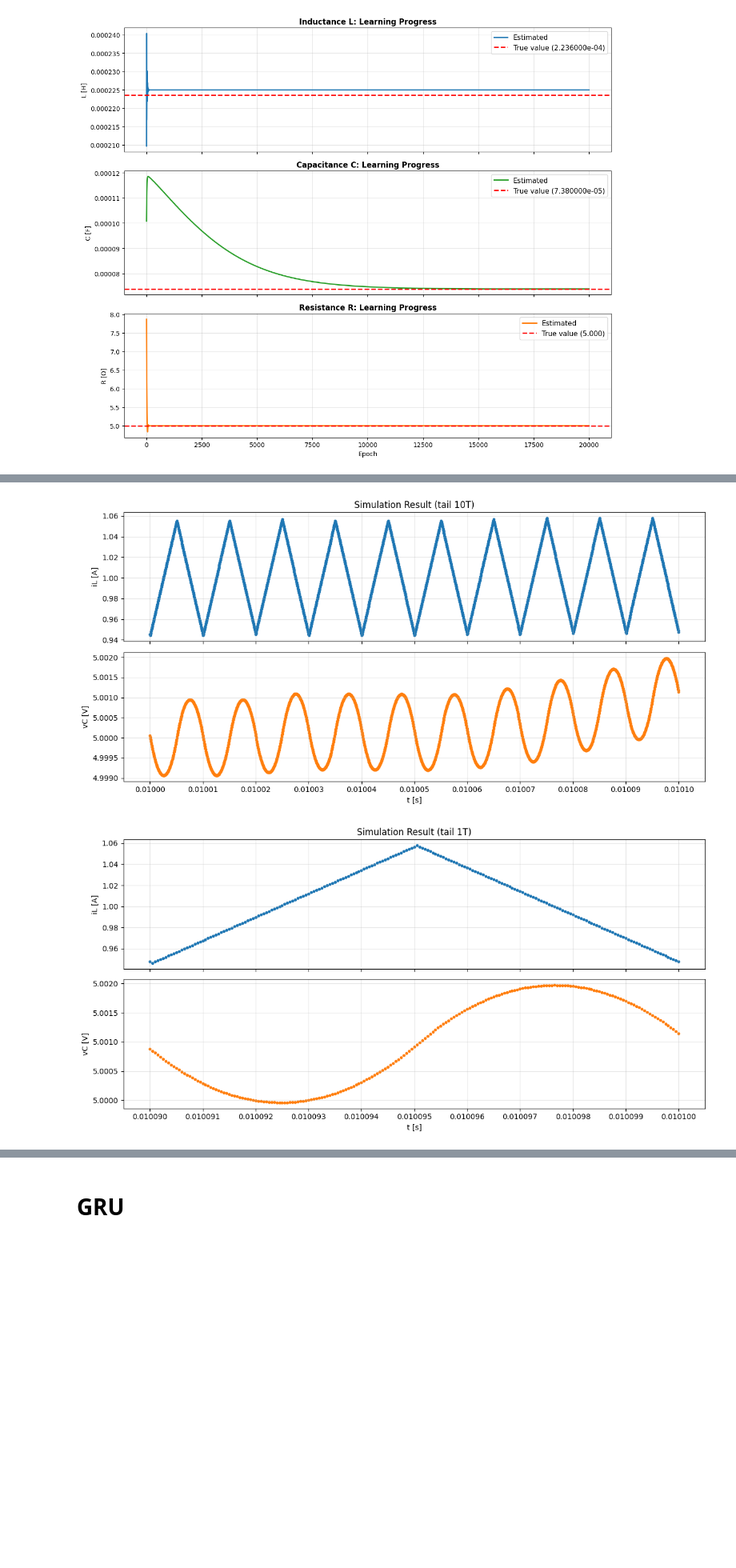
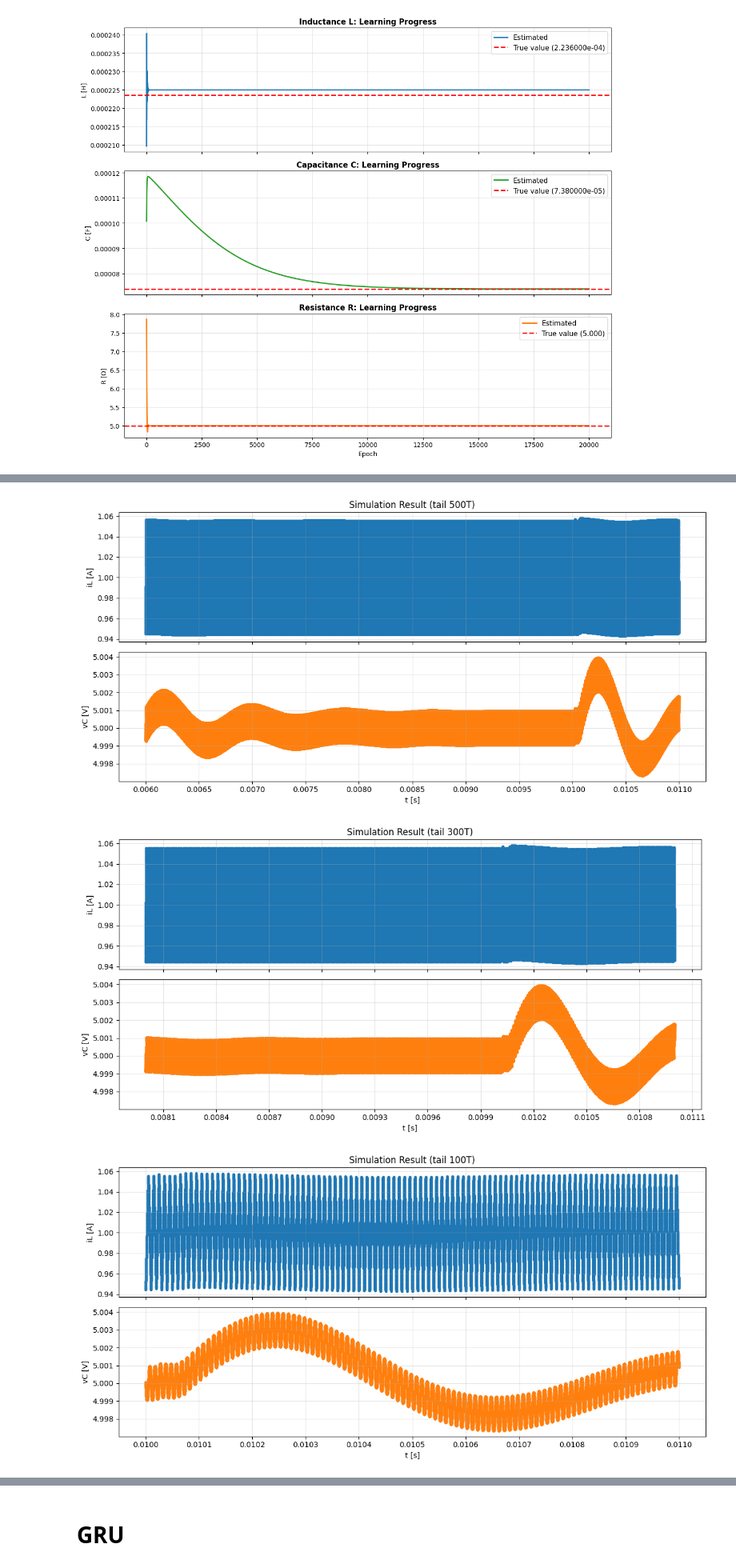
Before and after one commit to University-Laboratory/rnn-pann, a Jupyter notebook: actual_machine_notebooks/note4/note.ipynb, the cells around one changed output, grey strips where cells are left out. Shown at 80% size. Drawn from its saved outputs; the diff is of its cells as text; code cells hidden in the pictures; blank space fills up the shorter version.

Commit message:
refactor: Update plotting function to consolidate tail display options into a single parameter for improved flexibility; adjust execution counts in notebooks for consistency

```diff
--- a/actual_machine_notebooks/note4/note.ipynb
+++ b/actual_machine_notebooks/note4/note.ipynb
@@ -471,5 +471,6 @@ fig_list = plot_iLvC(
     T=params.T,
     title="Simulation Result",
     plot_style="scatter",
+    show_tail=(500, 300, 100, 10, 1),
 )
 # %% [output]
@@ -477,2 +478,3 @@ fig_list = plot_iLvC(
-[figure, old version]
+[figure, new version]
-[figure, old version]
+[figure, new version]
+[figure, added]
```
Also changed, not shown: parts of 3 cells of this notebook, 2 other files.
